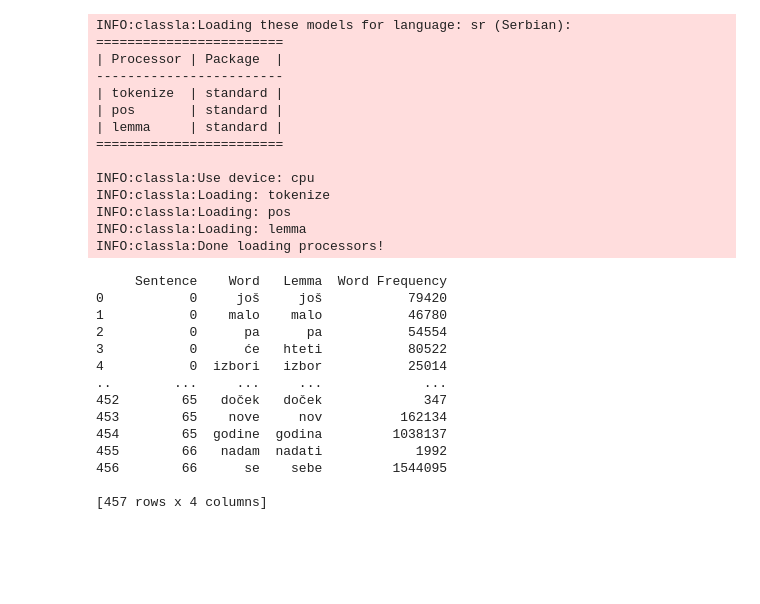
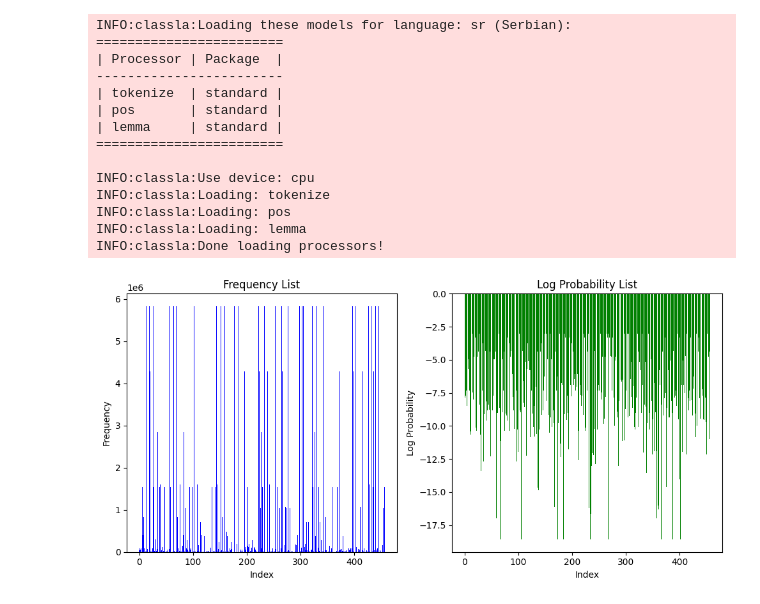
Before and after one commit to lazicjelena/Surprisal-Theory-Analysis-of-Emotional-Speech, a Jupyter notebook: Surprisal estimation/Unigram frequency.ipynb, the cells around one changed output. Drawn from its saved outputs; the diff is of its cells as text; code cells hidden in the pictures; blank space fills up the shorter version.

Commit message:
add frequency estimation fiels in surprisal estimation folder

```diff
--- a/Surprisal estimation/Unigram frequency.ipynb
+++ b/Surprisal estimation/Unigram frequency.ipynb
@@ -83,6 +83,8 @@ words_list = []
 frequency_list = []
 target_sentence_list = []
 lemma_list = []
+alpha = 1 # Laplace smoothing
+num_new_words = 0
 
 for i in range(0,len(target_sentences_df)):
   sentence = target_sentences_df['Text'][i].lower()
@@ -104,26 +106,35 @@ for i in range(0,len(target_sentences_df)):
       frequency = filtered_df['freq'].values[0]
       frequency_list.append(frequency)
     else:
-      frequency_list.append(0)
-
-# Create a DataFrame
-df = pd.DataFrame({'Sentence': target_sentence_list, 'Word': words_list, 'Lemma': lemma_list, 'Word Frequency': frequency_list})
-
-# Display the DataFrame
-print(df)
+      frequency_list.append(alpha)
+      num_new_words += 1
-# %% [output]
-     Sentence    Word   Lemma  Word Frequency
-0           0     još     još           79420
-1           0    malo    malo           46780
-2           0      pa      pa           54554
-3           0      će   hteti           80522
-4           0  izbori   izbor           25014
-..        ...     ...     ...             ...
-452        65   doček   doček             347
-453        65    nove     nov          162134
-454        65  godine  godina         1038137
-455        66   nadam  nadati            1992
-456        66      se    sebe         1544095
-
-[457 rows x 4 columns]
+# %%
+import math
+
+total_freq = sum(freq_df['freq']) + (num_new_words + len(freq_df)) * alpha
+log_probability_list = [math.log(freq / total_freq) for freq in frequency_list]
+# %%
+import matplotlib.pyplot as plt
+
+# Plotting
+plt.figure(figsize=(10, 5))
+
+# Plot Frequency
+plt.subplot(1, 2, 1)
+plt.bar(range(len(frequency_list)), frequency_list, color='blue')
+plt.title('Frequency List')
+plt.xlabel('Index')
+plt.ylabel('Frequency')
+
+# Plot Log Probabilities
+plt.subplot(1, 2, 2)
+plt.bar(range(len(log_probability_list)), log_probability_list, color='green')
+plt.title('Log Probability List')
+plt.xlabel('Index')
+plt.ylabel('Log Probability')
+
+plt.tight_layout()
+plt.show()
+# %% [output]
+[figure, added]
 # %%
```
Also changed, not shown: parts of 2 cells of this notebook, 1 other file.
